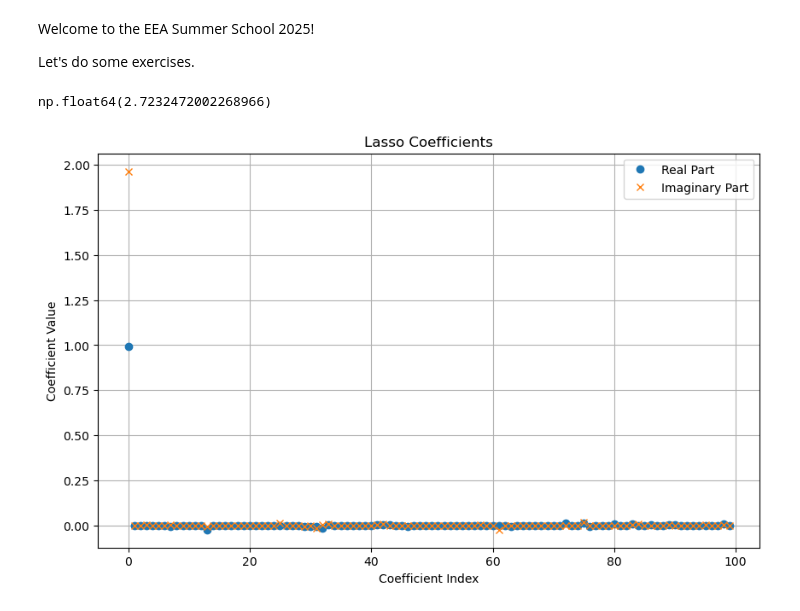
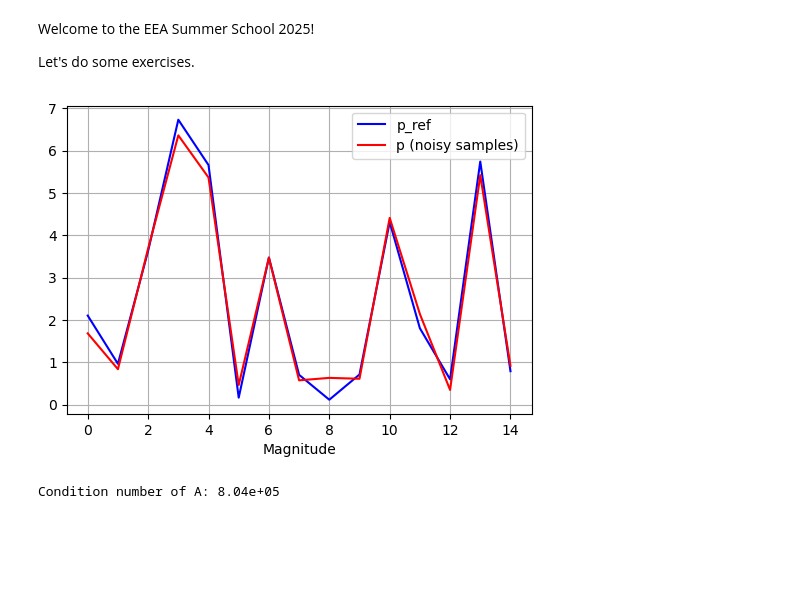
Before and after one commit to samuel-verburg/EEA-summer-school-2025, a Jupyter notebook: welcome.ipynb, the cells around one changed output. Saved outputs shown, nothing was run; the diff lists cells and outputs as text; code cells hidden in the pictures; blank space fills up the shorter version.

```diff
--- a/welcome.ipynb
+++ b/welcome.ipynb
@@ -16,20 +8,0 @@ y = A @ x_true + (np.random.randn(m) + 1j * np.random.randn(m)) * 0.1
-# %%
-x = cp.Variable(n, complex=True)
-cost = cp.sum_squares(A @ x - y) + cp.norm(x, 1)
-prob = cp.Problem(cp.Minimize(cost))
-prob.solve()
-# %% [output]
-np.float64(2.7232472002268966)
-# %%
-
-plt.figure(figsize=(10, 6))
-plt.plot(x.value.real, marker='o', linestyle='None')
-plt.plot(x.value.imag, marker='x', linestyle='None')
-plt.legend(['Real Part', 'Imaginary Part'])
-plt.title('Lasso Coefficients')
-plt.xlabel('Coefficient Index')
-plt.ylabel('Coefficient Value')
-plt.grid()
-plt.show()
-# %% [output]
-[figure, removed]
@@ -35,0 +65,42 @@ plt.show()
+# %%
+# Define parameters
+c = 343
+f = 89.3
+Lx, Ly = 5.0, 3.0
+Nx, Ny = 10, 10
+x0, y0 = 0.1, 0.1
+tau = 0.5
+
+# Compute the Green's function on a grid
+X, Y = np.meshgrid(np.linspace(0, Lx, int(Lx*100)), np.linspace(0, Ly, int(Ly*100)))
+r_rec = np.array([X.flatten(), Y.flatten()]).T
+p_ref = Greens_room(r_rec[:, 0], r_rec[:, 1], x0, y0, Lx, Ly, Nx, Ny, f, tau, c)
+
+# Take samples randomly and add noise
+np.random.seed(42)
+m = 15
+indices = np.random.choice(p_ref.size, m, replace=False)
+p = p_ref[indices]
+p += 0.1 * (np.random.randn(m) + 1j * np.random.randn(m)) * np.sqrt(np.mean(np.abs(p)**2))
+r = r_rec[indices]
+
+# Make a figure of the Green's function over space
+plt.figure(figsize=(5, 3))
+plt.contourf(X, Y, 20*np.log10(np.abs(p_ref)).reshape(X.shape), levels=50, cmap='viridis')
+plt.scatter(r[:, 0], r[:, 1], c='red', s=10, label='Sampled Points')
+plt.legend(loc='upper right')
+plt.colorbar(label='Magnitude (dB)')
+plt.title('2D Green\'s Function')
+plt.xlabel('x (m)')
+plt.ylabel('y (m)')
+plt.show()
+# %%
+plt.figure(figsize=(6, 4))
+plt.plot(np.abs(p_ref[indices]), color='blue', label='p_ref')
+plt.plot(np.abs(p), color='red', label='p (noisy samples)')
+plt.xlabel('Magnitude')
+plt.legend()
+plt.grid(True)
+plt.show()
+# %% [output]
+[figure, added]
@@ -35,0 +113,5 @@ plt.show()
+# %%
+cond_A = np.linalg.cond(A)
+print(f"Condition number of A: {cond_A:.2e}")
+# %% [output]
+Condition number of A: 8.04e+05
```
Also changed, not shown: parts of 7 cells of this notebook.
